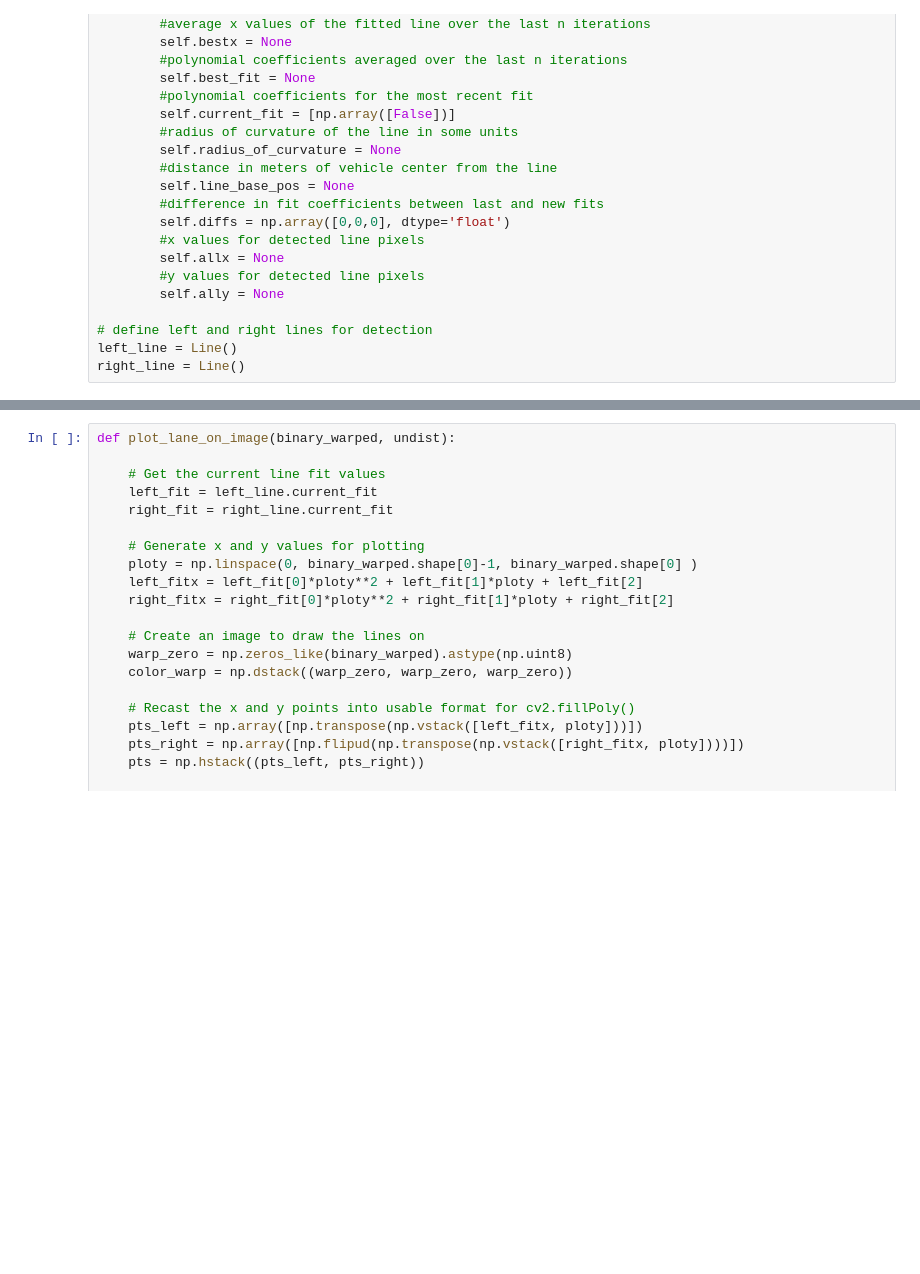
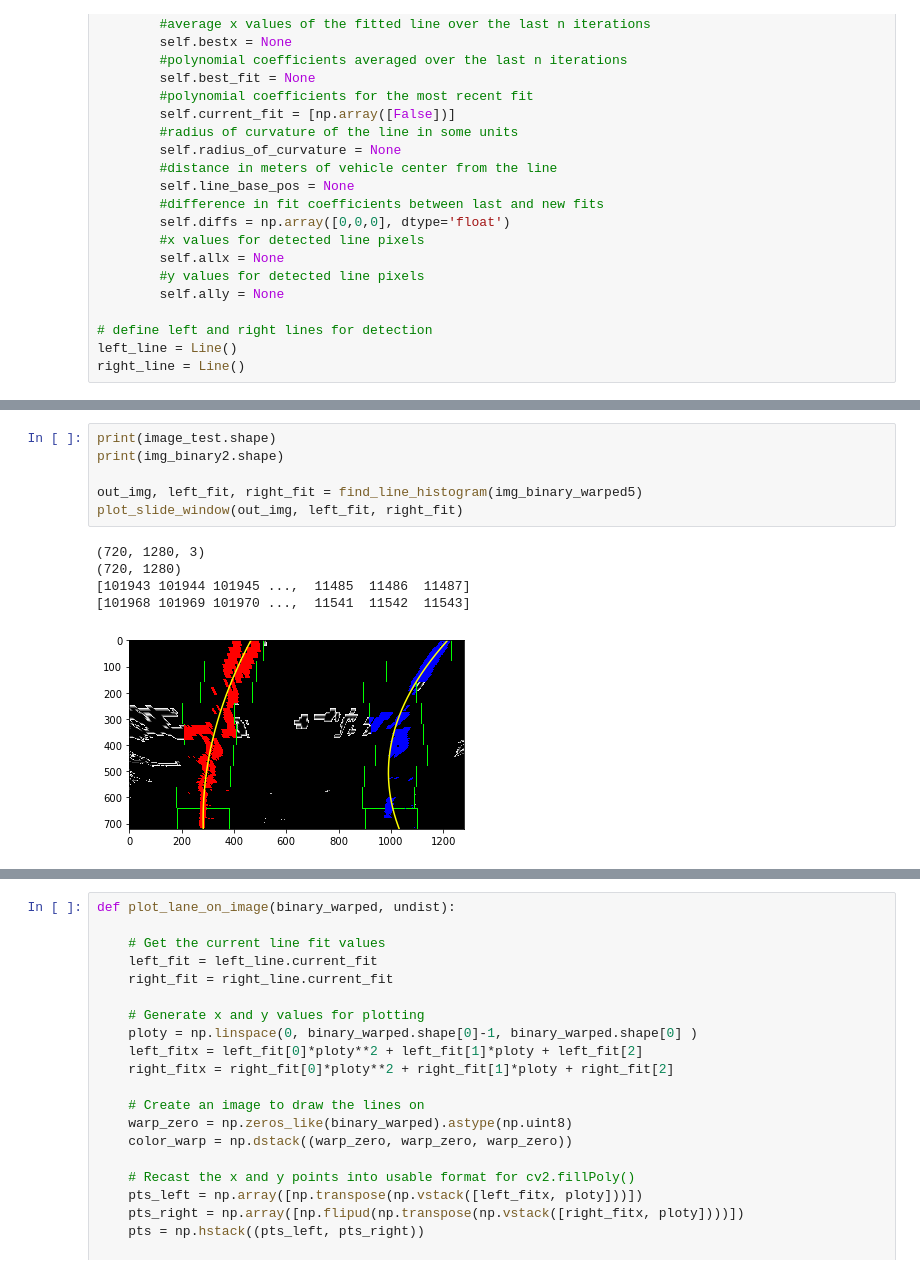
Before and after one commit to demon221/CarND-Advanced-Lane-Lines-P4, a Jupyter notebook: P4.ipynb, the cells around one changed output, grey strips where cells are left out. Cells and saved outputs as stored; diff of their text form; blank space fills up the shorter version.

Commit message:
change find lane function

```diff
--- a/P4.ipynb
+++ b/P4.ipynb
@@ -506,3 +553,15 @@ def plot_poly_lane(binary_warped,):
     plt.plot(right_fitx, ploty, color='yellow')
     plt.xlim(0, 1280)
     plt.ylim(720, 0)
+# %%
+print(image_test.shape)
+print(img_binary2.shape)
+
+out_img, left_fit, right_fit = find_line_histogram(img_binary_warped5)
+plot_slide_window(out_img, left_fit, right_fit)
+# %% [output]
+(720, 1280, 3)
+(720, 1280)
+[101943 101944 101945 ...,  11485  11486  11487]
+[101968 101969 101970 ...,  11541  11542  11543]
+[figure, added]
```
Also changed, not shown: parts of 8 cells of this notebook.
